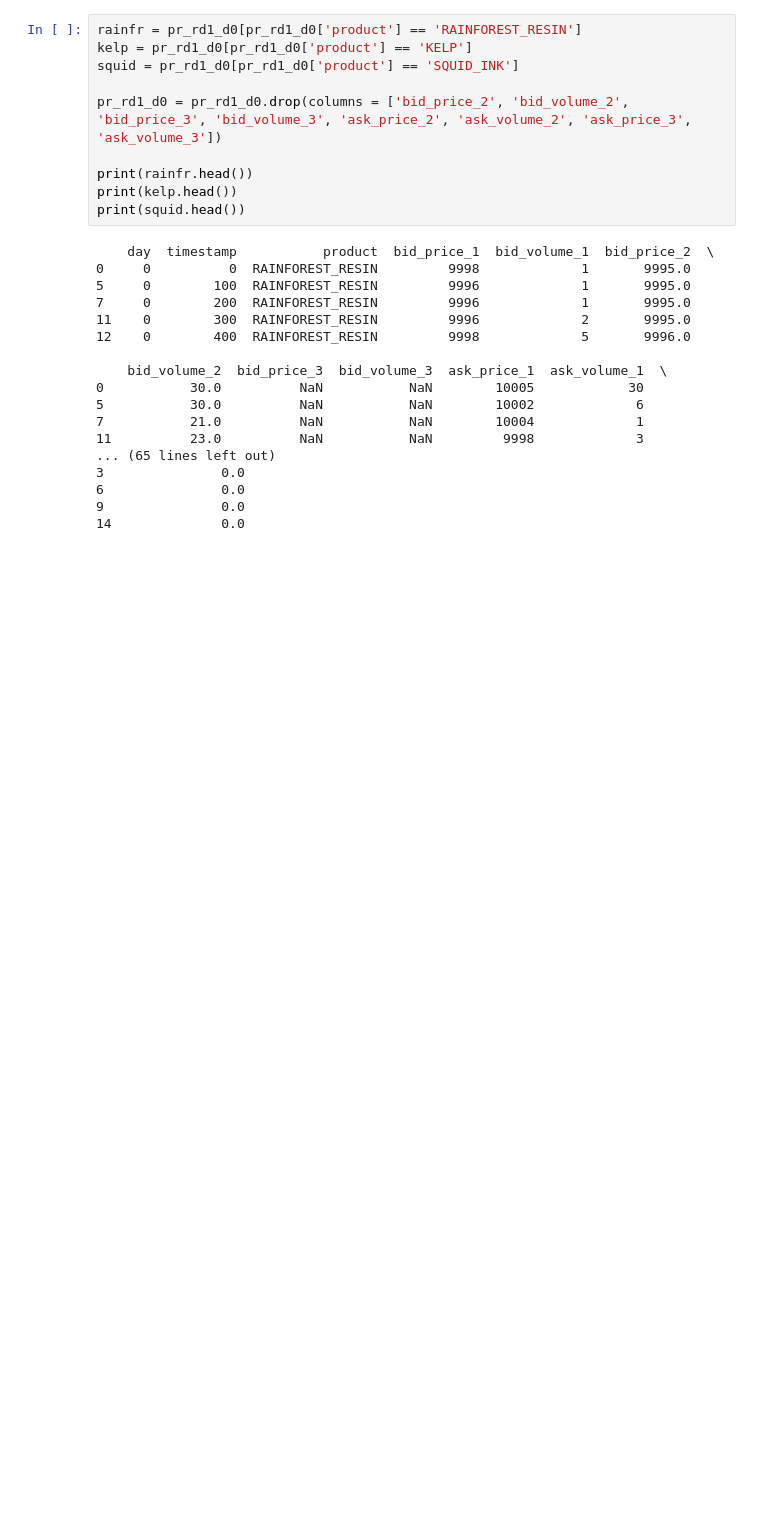
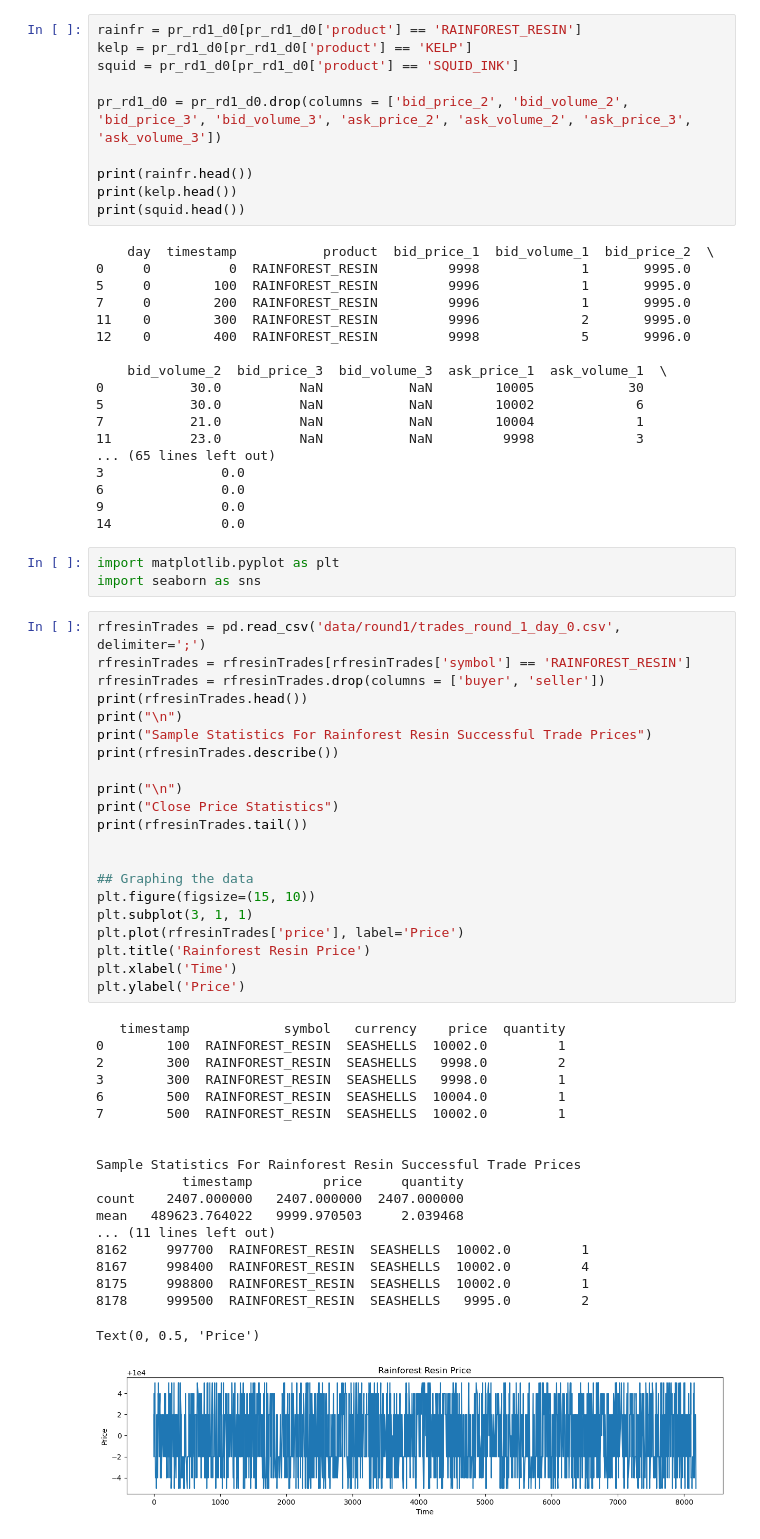
Before and after one commit to TheNoZER0/imc-prosperity3, a Jupyter notebook: round1anal.ipynb, the cells around one changed output. Saved outputs shown, nothing was run; the diff lists cells and outputs as text; blank space fills up the shorter version.

Commit message:
Mean reversion bit skibidi

```diff
--- a/round1anal.ipynb
+++ b/round1anal.ipynb
@@ -45,3 +45,47 @@ print(squid.head())
 6               0.0
 9               0.0
 14              0.0
+# %%
+import matplotlib.pyplot as plt
+import seaborn as sns
+# %%
+rfresinTrades = pd.read_csv('data/round1/trades_round_1_day_0.csv', delimiter=';')
+rfresinTrades = rfresinTrades[rfresinTrades['symbol'] == 'RAINFOREST_RESIN']
+rfresinTrades = rfresinTrades.drop(columns = ['buyer', 'seller'])
+print(rfresinTrades.head())
+print("\n")
+print("Sample Statistics For Rainforest Resin Successful Trade Prices")
+print(rfresinTrades.describe())
+
+print("\n")
+print("Close Price Statistics")
+print(rfresinTrades.tail())
+
+
+## Graphing the data
+plt.figure(figsize=(15, 10))
+plt.subplot(3, 1, 1)
+plt.plot(rfresinTrades['price'], label='Price')
+plt.title('Rainforest Resin Price')
+plt.xlabel('Time')
+plt.ylabel('Price')
+# %% [output]
+   timestamp            symbol   currency    price  quantity
+0        100  RAINFOREST_RESIN  SEASHELLS  10002.0         1
+2        300  RAINFOREST_RESIN  SEASHELLS   9998.0         2
+3        300  RAINFOREST_RESIN  SEASHELLS   9998.0         1
+6        500  RAINFOREST_RESIN  SEASHELLS  10004.0         1
+7        500  RAINFOREST_RESIN  SEASHELLS  10002.0         1
+
+
+Sample Statistics For Rainforest Resin Successful Trade Prices
+           timestamp         price     quantity
+count    2407.000000   2407.000000  2407.000000
+mean   489623.764022   9999.970503     2.039468
+... (11 lines left out)
+8162     997700  RAINFOREST_RESIN  SEASHELLS  10002.0         1
+8167     998400  RAINFOREST_RESIN  SEASHELLS  10002.0         4
+8175     998800  RAINFOREST_RESIN  SEASHELLS  10002.0         1
+8178     999500  RAINFOREST_RESIN  SEASHELLS   9995.0         2
+Text(0, 0.5, 'Price')
+[figure, added]
```
Also changed, not shown: parts of 6 cells of this notebook, 2 other files.
